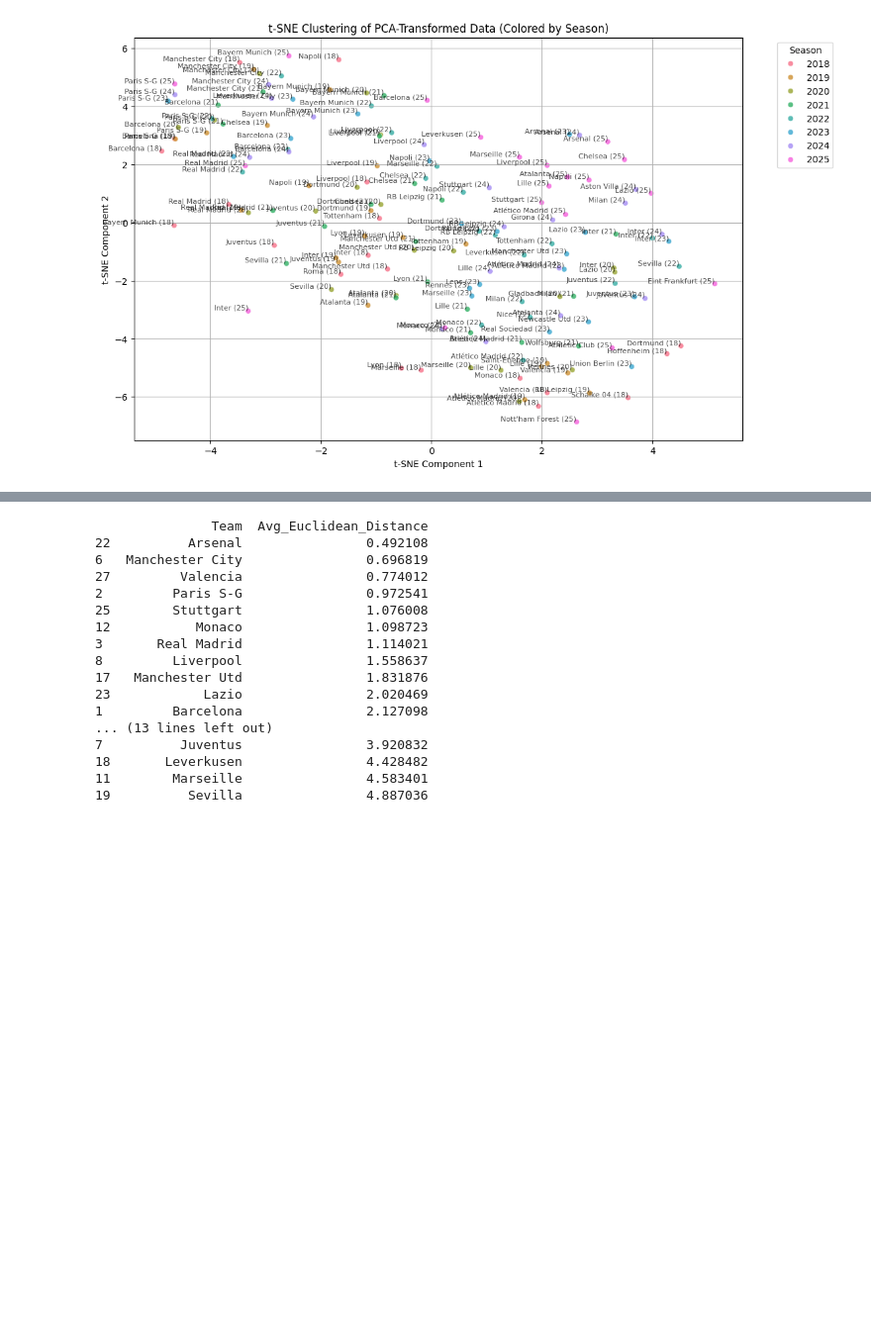
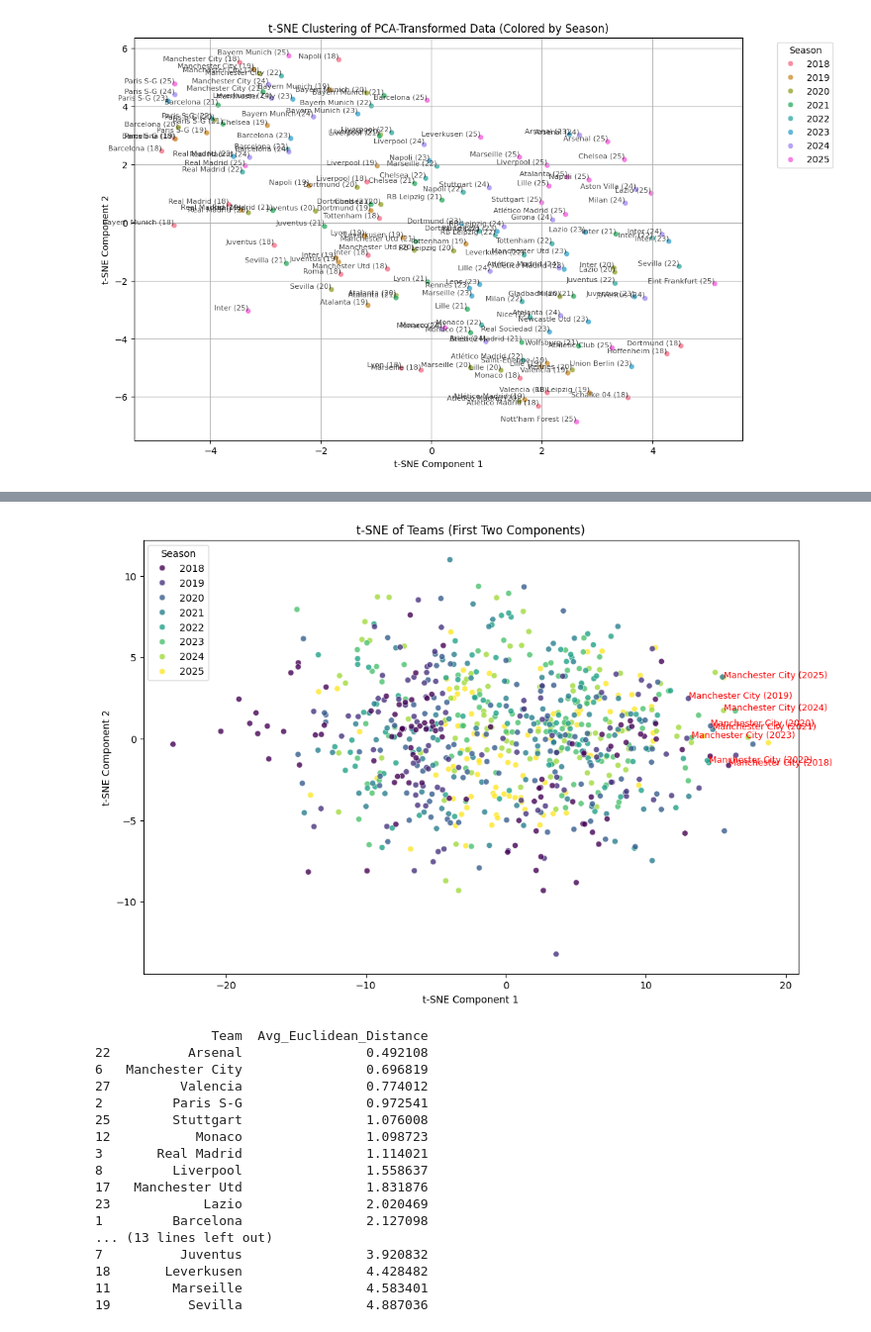
Before and after one commit to Football-Investigations/ThePepEffect, a Jupyter notebook: analysis/ThePepEffect.ipynb, the cells around one changed output, grey strips where cells are left out. Shown at 99% size. Cells and saved outputs as stored; diff of their text form; code cells hidden in the pictures; blank space fills up the shorter version.

```diff
--- a/analysis/ThePepEffect.ipynb
+++ b/analysis/ThePepEffect.ipynb
@@ -630,3 +301,19 @@ plt.show()
+# %%
+plt.figure(figsize=(12, 8))
+sns.scatterplot(x="t-SNE1", y="t-SNE2", hue="season", data=tsne_df, palette="viridis", legend="full", alpha=0.8)
+
+# Label Manchester City points with the season
+for i in range(tsne_df.shape[0]):
+    if "Manchester City" in tsne_df.index[i]:
+        plt.text(tsne_df["t-SNE1"][i], tsne_df["t-SNE2"][i], f"{tsne_df.index[i]} ({tsne_df['season'][i]})", fontsize=9, color='red')
+
+plt.title('t-SNE of Teams (First Two Components)')
+plt.xlabel('t-SNE Component 1')
+plt.ylabel('t-SNE Component 2')
+plt.legend(title='Season')
+plt.show()
+# %% [output]
+[figure, added]
 # %%
 from scipy.spatial.distance import pdist
 import matplotlib.pyplot as plt
```
Also changed, not shown: parts of 17 cells of this notebook.
